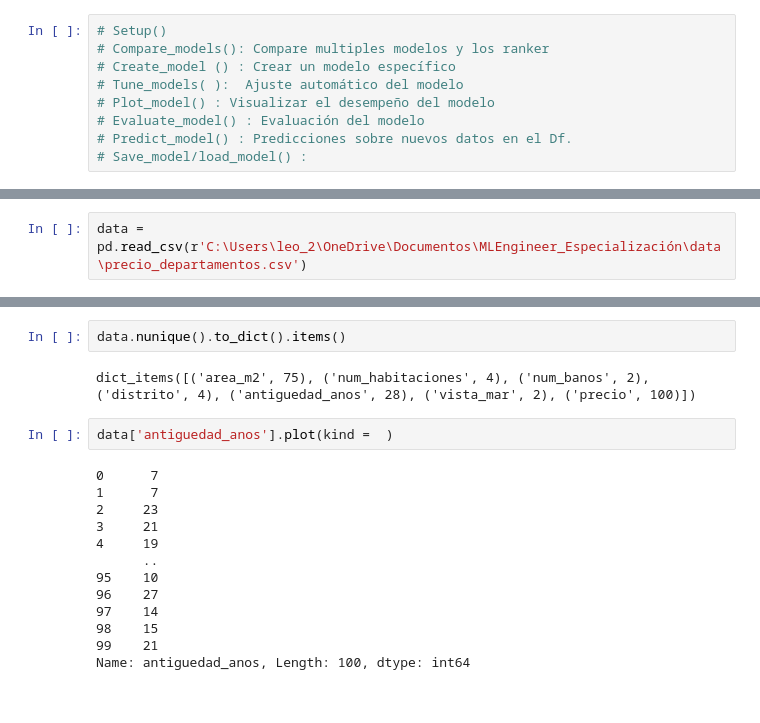
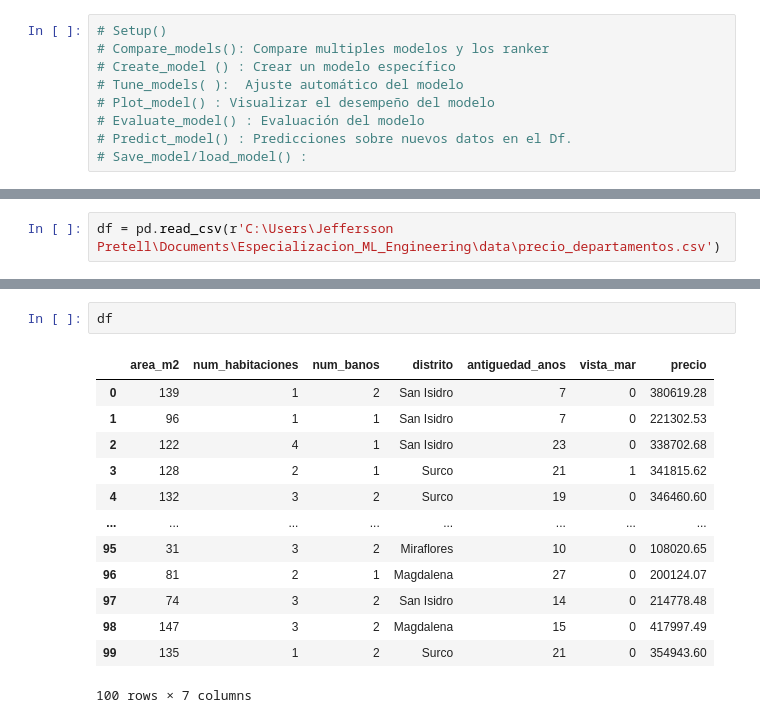
Before and after one commit to JPretellEco/Especializacion_ML_Engineering, a Jupyter notebook: pycaret.ipynb, the cells around one changed output, grey strips where cells are left out. Saved outputs shown, nothing was run; the diff lists cells and outputs as text.

```diff
--- a/pycaret.ipynb
+++ b/pycaret.ipynb
@@ -15,2 +17,2 @@ import seaborn as sns
 # %%
-data = pd.read_csv(r'C:\Users\leo_2\OneDrive\Documentos\MLEngineer_Especialización\data\precio_departamentos.csv')
+df = pd.read_csv(r'C:\Users\Jeffersson Pretell\Documents\Especializacion_ML_Engineering\data\precio_departamentos.csv')
@@ -34,19 +19,16 @@ memory usage: 5.6+ KB
-# %%
-data.nunique().to_dict().items()
-# %% [output]
-dict_items([('area_m2', 75), ('num_habitaciones', 4), ('num_banos', 2), ('distrito', 4), ('antiguedad_anos', 28), ('vista_mar', 2), ('precio', 100)])
-# %%
-data['antiguedad_anos'].plot(kind =  )
-# %% [output]
-0      7
-1      7
-2     23
-3     21
-4     19
-      ..
-95    10
-96    27
-97    14
-98    15
-99    21
-Name: antiguedad_anos, Length: 100, dtype: int64
+# %%
+df
+# %% [output]
+|  | area_m2 | num_habitaciones | num_banos | distrito | antiguedad_anos | vista_mar | precio |
+| 0 | 139 | 1 | 2 | San Isidro | 7 | 0 | 380619.28 |
+| 1 | 96 | 1 | 1 | San Isidro | 7 | 0 | 221302.53 |
+| 2 | 122 | 4 | 1 | San Isidro | 23 | 0 | 338702.68 |
+| 3 | 128 | 2 | 1 | Surco | 21 | 1 | 341815.62 |
+| 4 | 132 | 3 | 2 | Surco | 19 | 0 | 346460.60 |
+| ... | ... | ... | ... | ... | ... | ... | ... |
+| 95 | 31 | 3 | 2 | Miraflores | 10 | 0 | 108020.65 |
+| 96 | 81 | 2 | 1 | Magdalena | 27 | 0 | 200124.07 |
+| 97 | 74 | 3 | 2 | San Isidro | 14 | 0 | 214778.48 |
+| 98 | 147 | 3 | 2 | Magdalena | 15 | 0 | 417997.49 |
+| 99 | 135 | 1 | 2 | Surco | 21 | 0 | 354943.60 |
+100 rows × 7 columns
```
Also changed, not shown: parts of 13 cells of this notebook, 5 other files.
